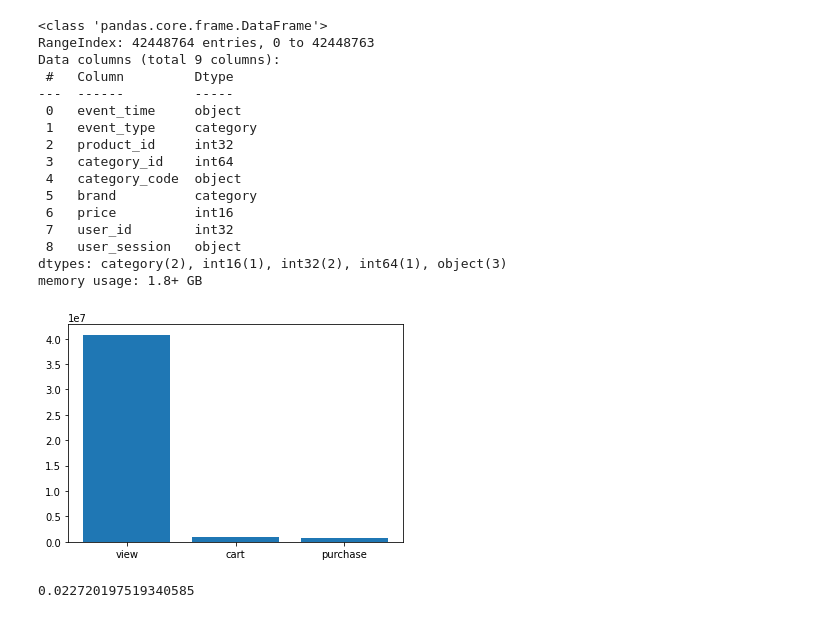
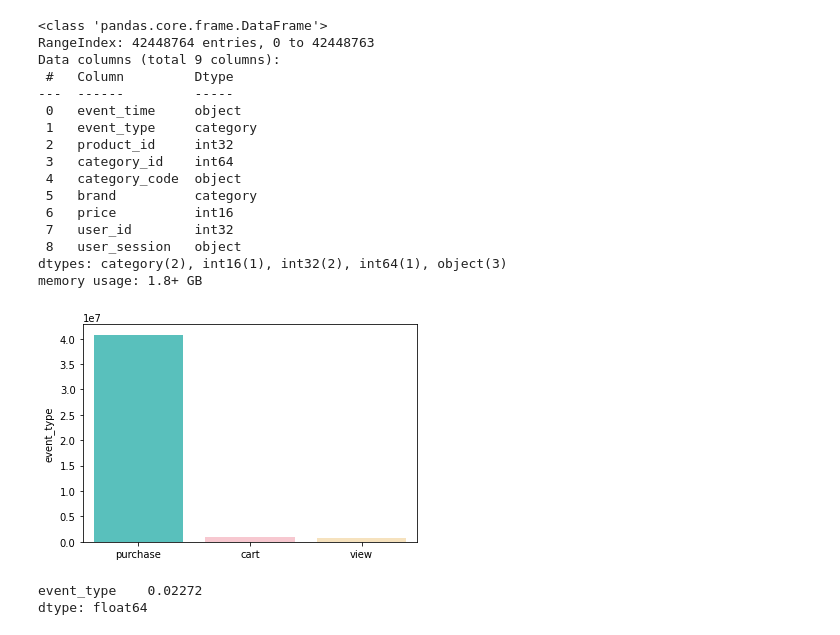
Before and after one commit to lover-swan/project2_2, a Jupyter notebook: (1)EDA1.ipynb, the cells around one changed output. Saved outputs shown, nothing was run; the diff lists cells and outputs as text; code cells hidden in the pictures.

```diff
--- a/(1)EDA1.ipynb
+++ b/(1)EDA1.ipynb
@@ -49,15 +49,16 @@ Data columns (total 9 columns):
 dtypes: category(2), int16(1), int32(2), int64(1), object(3)
 memory usage: 1.8+ GB
 # %%
-count_type=data.event_type.value_counts()
+count_type=pd.DataFrame(data.event_type.value_counts())
-# %%
-plt.bar(count_type.index,count_type)
-plt.show()
-# %% [output]
-[figure, removed]
+# %%
+sns.barplot(y=count_type.event_type.sort_values(ascending=False),x=['purchase','cart','view'],palette=['mediumturquoise','pink','moccasin'])
+plt.show()
+# %% [output]
+[figure, added]
 # %%
 #클릭-장바구니 전환율
 # %%
-count_type.cart/count_type['view'] #2.3%
+count_type.loc['cart']/count_type.loc['view'] #2.3%
 # %% [output]
-0.022720197519340585
+event_type    0.02272
+dtype: float64
```
Also changed, not shown: parts of 6 cells of this notebook.
